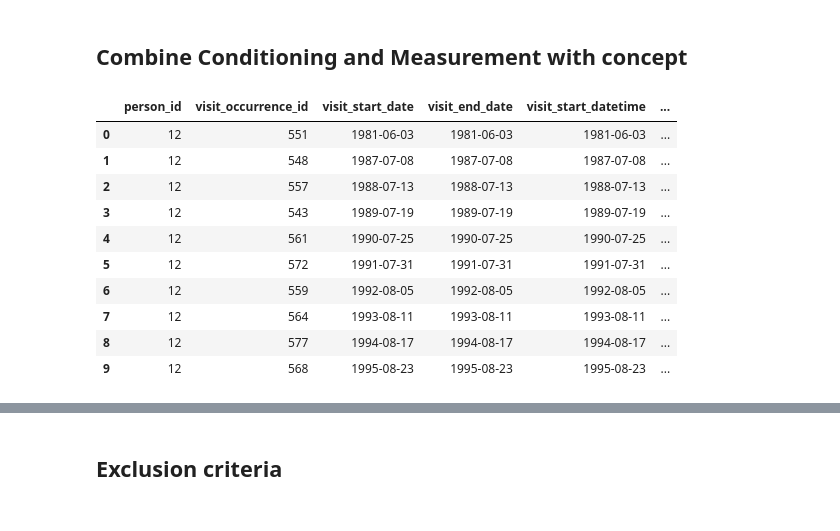
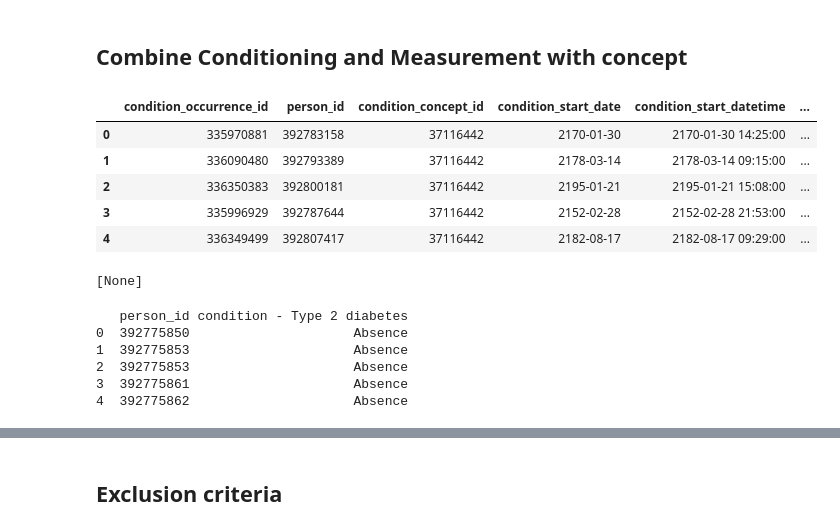
Before and after one commit to YuchenZhu2335/BIS568-final-project, a Jupyter notebook: final project.py.ipynb, the cells around one changed output, grey strips where cells are left out. Saved outputs shown, nothing was run; the diff lists cells and outputs as text; code cells hidden in the pictures.

Commit message:
data preprocessing
data is merged and prepared for EDA

```diff
--- a/final project.py.ipynb
+++ b/final project.py.ipynb
@@ -97,0 +158,13 @@ df_merge['condition - hypertension'] = df_merge['concept_name'].apply(lambda x:
+# %%
+df_condition.head()
+# %% [output]
+|  | condition_occurrence_id | person_id | condition_concept_id | condition_start_date | condition_start_datetime | ... |
+| 0 | 335970881 | 392783158 | 37116442 | 2170-01-30 | 2170-01-30 14:25:00 | ... |
+| 1 | 336090480 | 392793389 | 37116442 | 2178-03-14 | 2178-03-14 09:15:00 | ... |
+| 2 | 336350383 | 392800181 | 37116442 | 2195-01-21 | 2195-01-21 15:08:00 | ... |
+| 3 | 335996929 | 392787644 | 37116442 | 2152-02-28 | 2152-02-28 21:53:00 | ... |
+| 4 | 336349499 | 392807417 | 37116442 | 2182-08-17 | 2182-08-17 09:29:00 | ... |
+# %%
+print(df_condition['condition_status_source_value'].unique())
+# %% [output]
+[None]
@@ -98,20 +173,20 @@ df_merge['condition - hypertension'] = df_merge['concept_name'].apply(lambda x:
 # %%
-diabetes_concepts = df_condition[df_condition['concept_name'].str.contains('diabetes', case=False, na=False)]
-merged_df = pd.merge(df_merge, diabetes_concepts[['person_id', 'concept_name']],
-                     on='person_id',
-                     how='inner')
-df_merge['condition - diabetes'] = df_merge['concept_name'].apply(lambda x: 'Presence' if pd.notnull(x) and 'diabetes' in x.lower() else 'Absence')
+
+# Step 1: Filter the conditions DataFrame to get rows that relate to Type 2 diabetes mellitus
+type_2_diabetes_concepts = df_condition[df_condition['concept_name'].str.contains('Type 2 diabetes mellitus', case=False, na=False)]
+
+# Step 2: Merge this with your main DataFrame on person_id
+merged_df = pd.merge(df_limited_visits, type_2_diabetes_concepts[['person_id', 'concept_name']], on='person_id', how='left')
+
+# Step 3: Add a column to `df_merge` that indicates the presence of 'Type 2 diabetes mellitus'
+merged_df['condition - Type 2 diabetes'] = merged_df['concept_name'].apply(lambda x: 'Presence' if pd.notnull(x) and 'type 2 diabetes mellitus' in x.lower() else 'Absence')
+
+# Now, merged_df has a new column 'condition - Type 2 diabetes' with the presence or absence of the condition
+print(merged_df[['person_id', 'condition - Type 2 diabetes']].head())
+# %% [output]
+   person_id condition - Type 2 diabetes
+0  392775850                     Absence
+1  392775853                     Absence
+2  392775853                     Absence
+3  392775861                     Absence
+4  392775862                     Absence
-# %%
-df_merge.head(10)
-# %% [output]
-|  | person_id | visit_occurrence_id | visit_start_date | visit_end_date | visit_start_datetime | ... |
-| 0 | 12 | 551 | 1981-06-03 | 1981-06-03 | 1981-06-03 | ... |
-| 1 | 12 | 548 | 1987-07-08 | 1987-07-08 | 1987-07-08 | ... |
-| 2 | 12 | 557 | 1988-07-13 | 1988-07-13 | 1988-07-13 | ... |
-| 3 | 12 | 543 | 1989-07-19 | 1989-07-19 | 1989-07-19 | ... |
-| 4 | 12 | 561 | 1990-07-25 | 1990-07-25 | 1990-07-25 | ... |
-| 5 | 12 | 572 | 1991-07-31 | 1991-07-31 | 1991-07-31 | ... |
-| 6 | 12 | 559 | 1992-08-05 | 1992-08-05 | 1992-08-05 | ... |
-| 7 | 12 | 564 | 1993-08-11 | 1993-08-11 | 1993-08-11 | ... |
-| 8 | 12 | 577 | 1994-08-17 | 1994-08-17 | 1994-08-17 | ... |
-| 9 | 12 | 568 | 1995-08-23 | 1995-08-23 | 1995-08-23 | ... |
```
Also changed, not shown: parts of 36 cells of this notebook, 1 other file.
